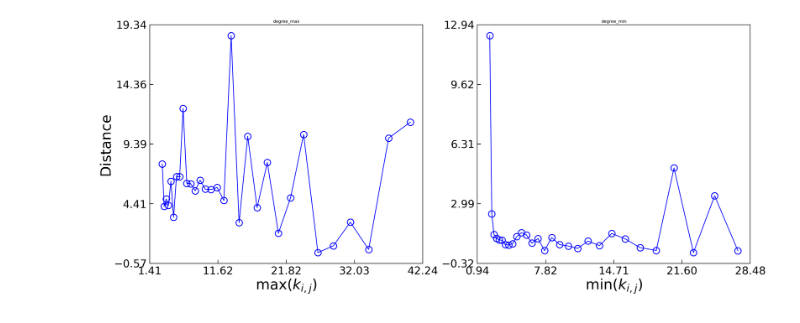
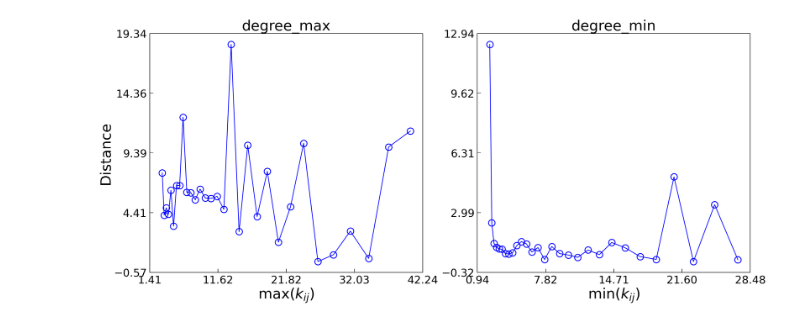
Before and after one commit to JuniorAlencar/SpatialPreferential, a Jupyter notebook: scripts/jupyter/degree_distances.ipynb, the cells around one changed output. Saved outputs shown, nothing was run; the diff lists cells and outputs as text; code cells hidden in the pictures.

```diff
--- a/scripts/jupyter/degree_distances.ipynb
+++ b/scripts/jupyter/degree_distances.ipynb
@@ -83,7 +83,7 @@ distances = np.array(distances)
 degree_MAX = np.array([max(degrees[conected_pairs[i][0]],degrees[conected_pairs[i][1]]) for i in range(len(distances))])
 degree_MIN = np.array([min(degrees[conected_pairs[i][0]],degrees[conected_pairs[i][1]]) for i in range(len(distances))])
 dict_all = {"degree_max":degree_MAX, "degree_min":degree_MIN}
-labels_x = [r'$\max(k_{{i,j}})$',r'$\min(k_{{i,j}})$']
+labels_x = [r'$\max(k_{{ij}})$',r'$\min(k_{{ij}})$']
 
 thickness_axes = 1.4
 ticks_label_size = 30
@@ -100,32 +100,32 @@ for idx, keys in enumerate(dict_all):
 
     # Calcular as médias aritméticas e ponderadas
     arithmetic_means, weighted_means, intervals = calculate_means(degree, distances, k_intervals)
 
     # Ajustar o número de intervalos para corresponder ao número de médias calculadas
     valid_intervals = intervals[1:len(arithmetic_means) + 1]  # Intervalos válidos para os quais temos médias
 
     # Plotar as médias aritméticas e ponderadas com intervalos válidos
     ax[idx].plot(valid_intervals, arithmetic_means, 'o-', label='Média Aritmética',  ms=ms, lw=2.0,
                  mec='blue', mfc='none', mew=mew, color='blue')
     #ax[idx].plot(valid_intervals, weighted_means, 'o-', label='Média Ponderada',  ms=ms, mec='blue', mfc='none', mew=mew)
-    ax[idx].set_title(f"{keys}")
+    ax[idx].set_title(f"{keys}", fontsize=fontsize_labels)
     ax[idx].set_xlabel(labels_x[idx], fontsize=fontsize_labels)
 
 
     # Ticks x-label
     ax[idx].xaxis.set_major_locator(ticker.LinearLocator(numticks=5))
     ax[idx].xaxis.set_minor_locator(ticker.LinearLocator(numticks=5))
 
     # Ticks y-label
     ax[idx].yaxis.set_major_locator(ticker.LinearLocator(numticks=5))
     ax[idx].yaxis.set_minor_locator(ticker.LinearLocator(numticks=5))
 
     ax[idx].tick_params(axis='both', which='major', direction='in', length=10, width=thickness_axes, labelsize=ticks_label_size, pad=8.0)
     ax[idx].tick_params(axis='both', which='minor', direction='in', length=7, width=thickness_axes)
     for spine in ax[idx].spines.values():
         spine.set_linewidth(thickness_axes)
 
 ax[0].set_ylabel('Distance', fontsize=fontsize_labels)
 plt.show()
 # %% [output]
-[figure, old version]
+[figure, new version]
```
